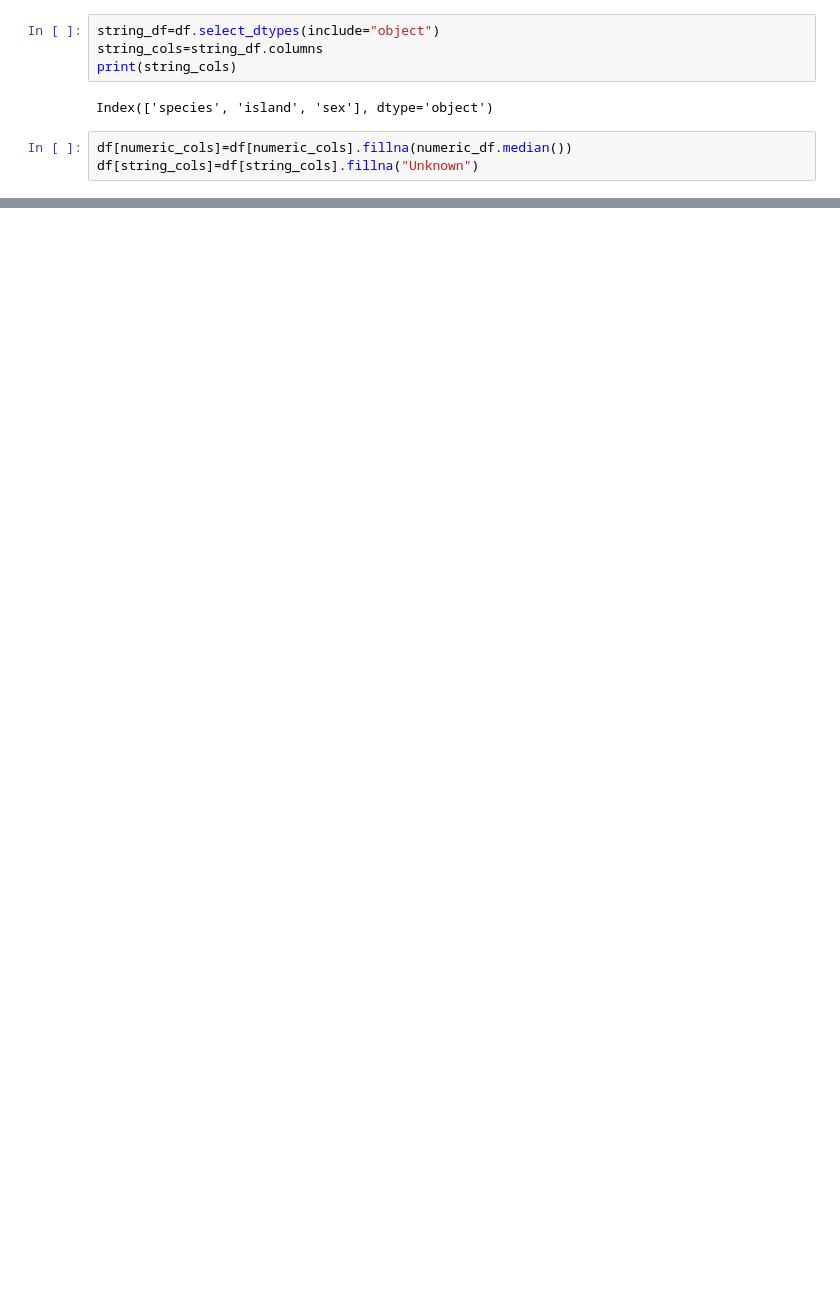
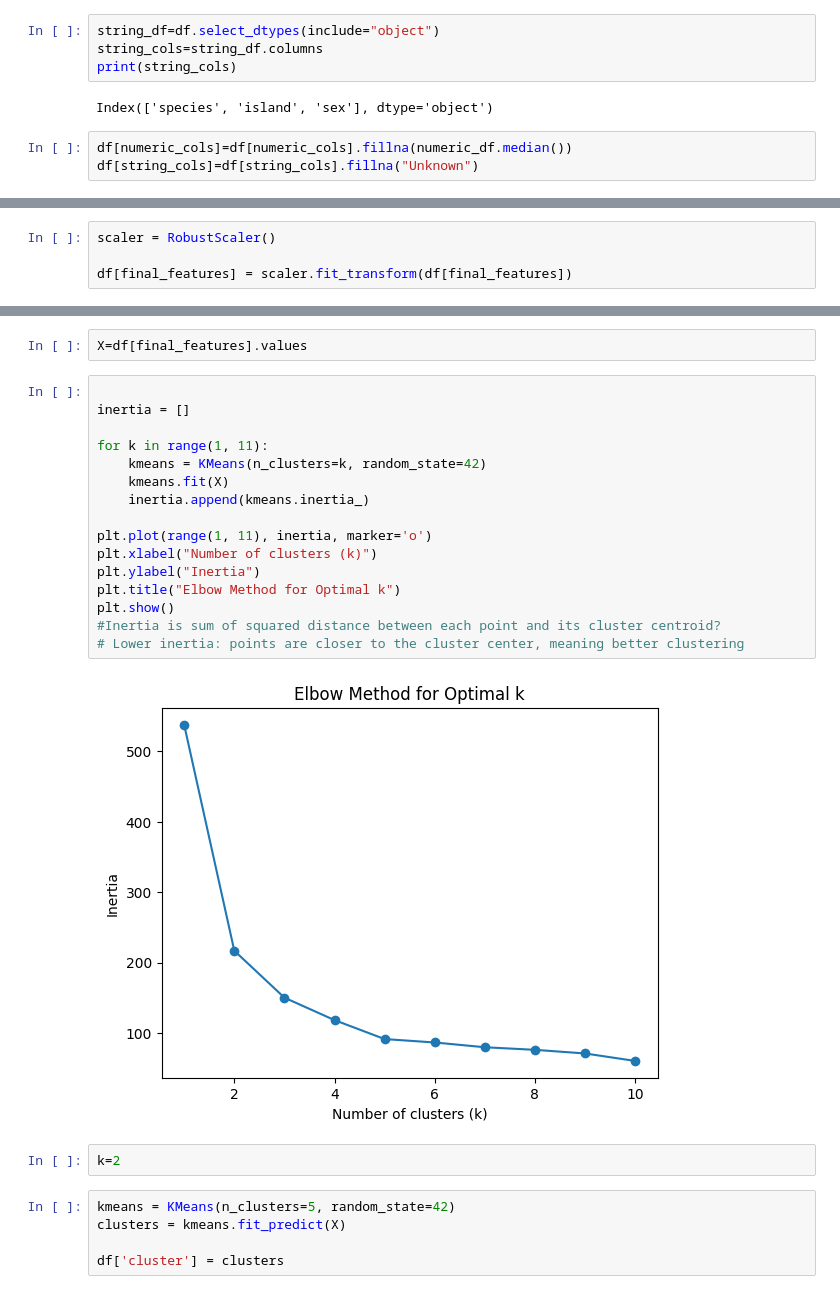
Before and after one commit to anamika22priya/RUGVED-AI-TASKPAHSE, a Jupyter notebook: TASK4/penguin_code.ipynb, the cells around one changed output, grey strips where cells are left out. Saved outputs shown, nothing was run; the diff lists cells and outputs as text; blank space fills up the shorter version.

```diff
--- a/TASK4/penguin_code.ipynb
+++ b/TASK4/penguin_code.ipynb
@@ -120,0 +150,4 @@ sns.heatmap(corr_matrix,annot=True,cmap="RdBu_r")
+# %%
+scaler = RobustScaler()
+
+df[final_features] = scaler.fit_transform(df[final_features])
@@ -120,0 +166,27 @@ sns.heatmap(corr_matrix,annot=True,cmap="RdBu_r")
+# %%
+X=df[final_features].values
+# %%
+
+inertia = []
+
+for k in range(1, 11):
+    kmeans = KMeans(n_clusters=k, random_state=42)
+    kmeans.fit(X)
+    inertia.append(kmeans.inertia_)
+
+plt.plot(range(1, 11), inertia, marker='o')
+plt.xlabel("Number of clusters (k)")
+plt.ylabel("Inertia")
+plt.title("Elbow Method for Optimal k")
+plt.show()
+#Inertia is sum of squared distance between each point and its cluster centroid?
+# Lower inertia: points are closer to the cluster center, meaning better clustering
+# %% [output]
+[figure, added]
+# %%
+k=2
+# %%
+kmeans = KMeans(n_clusters=5, random_state=42)
+clusters = kmeans.fit_predict(X)
+
+df['cluster'] = clusters
```
Also changed, not shown: parts of 23 cells of this notebook, 9 other files.
